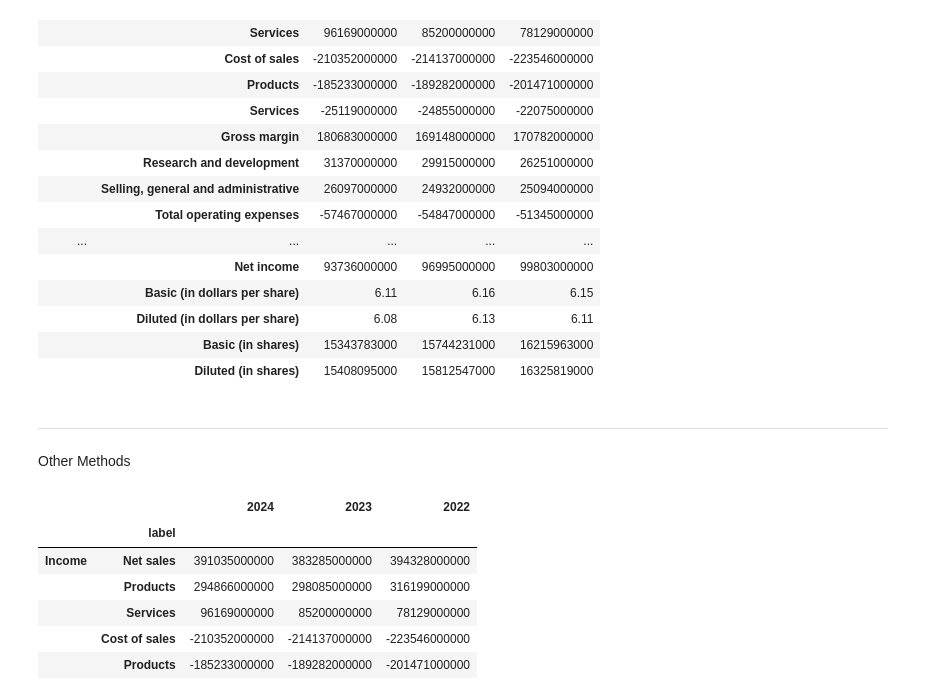
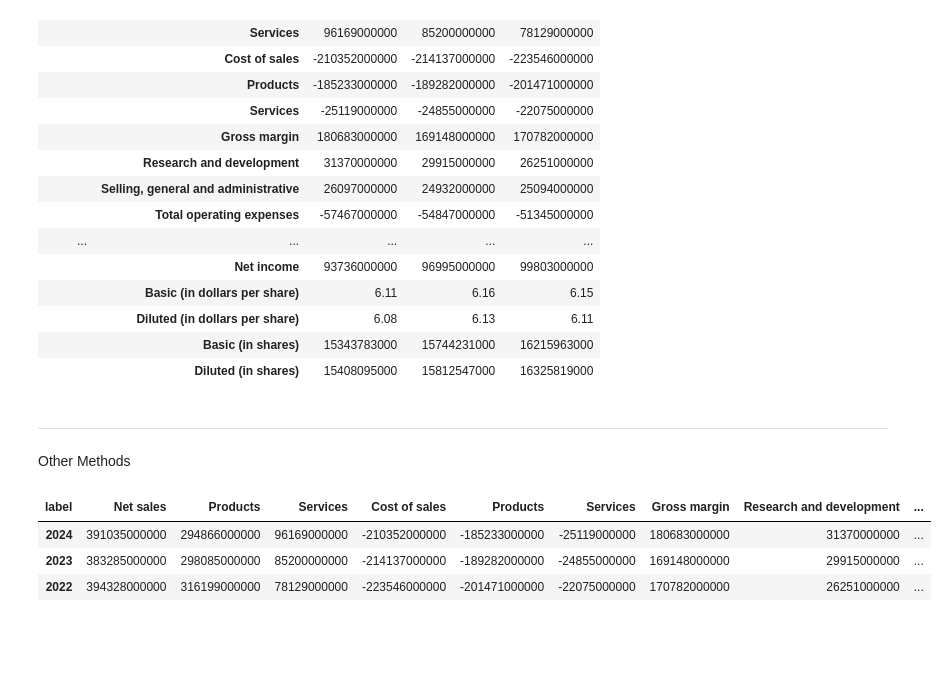
Before and after one commit to zahemen9900/DocAnalyzerAI, a Jupyter notebook: notebooks/api_testing.ipynb, the cells around one changed output. Drawn from its saved outputs; the diff is of its cells as text; code cells hidden in the pictures; blank space fills up the shorter version.

```diff
--- a/notebooks/api_testing.ipynb
+++ b/notebooks/api_testing.ipynb
@@ -261,15 +317,20 @@ pd.concat(
 # %% [markdown]
 ---
  Other Methods
-# %%
-income_df = pd.concat({'Income': apple.financials.income.to_dataframe()})
-income_df.head()
-# %% [output]
-|  |  | 2024 | 2023 | 2022 |
-|  | label |  |  |  |
-| Income | Net sales | 391035000000 | 383285000000 | 394328000000 |
-|  | Products | 294866000000 | 298085000000 | 316199000000 |
-|  | Services | 96169000000 | 85200000000 | 78129000000 |
-|  | Cost of sales | -210352000000 | -214137000000 | -223546000000 |
-|  | Products | -185233000000 | -189282000000 | -201471000000 |
+# %%
+income_df = apple.financials.income.to_dataframe().T
+
+cols = income_df.columns.tolist()
+for col in cols:
+    if col not in ['Basic (in dollars per share)', 'Diluted (in dollars per share)']:
+        income_df[col] = income_df[col].astype(int)
+
+income_df[['Basic (in dollars per share)', 'Diluted (in dollars per share)']] = income_df[['Basic (in dollars per share)', 'Diluted (in dollars per share)']].astype('Float32')
+
+income_df.head()
+# %% [output]
+| label | Net sales | Products | Services | Cost of sales | Products | Services | Gross margin | Research and development | ... |
+| 2024 | 391035000000 | 294866000000 | 96169000000 | -210352000000 | -185233000000 | -25119000000 | 180683000000 | 31370000000 | ... |
+| 2023 | 383285000000 | 298085000000 | 85200000000 | -214137000000 | -189282000000 | -24855000000 | 169148000000 | 29915000000 | ... |
+| 2022 | 394328000000 | 316199000000 | 78129000000 | -223546000000 | -201471000000 | -22075000000 | 170782000000 | 26251000000 | ... |
 # %%
```
Also changed, not shown: parts of 22 cells of this notebook, 45 other files.
